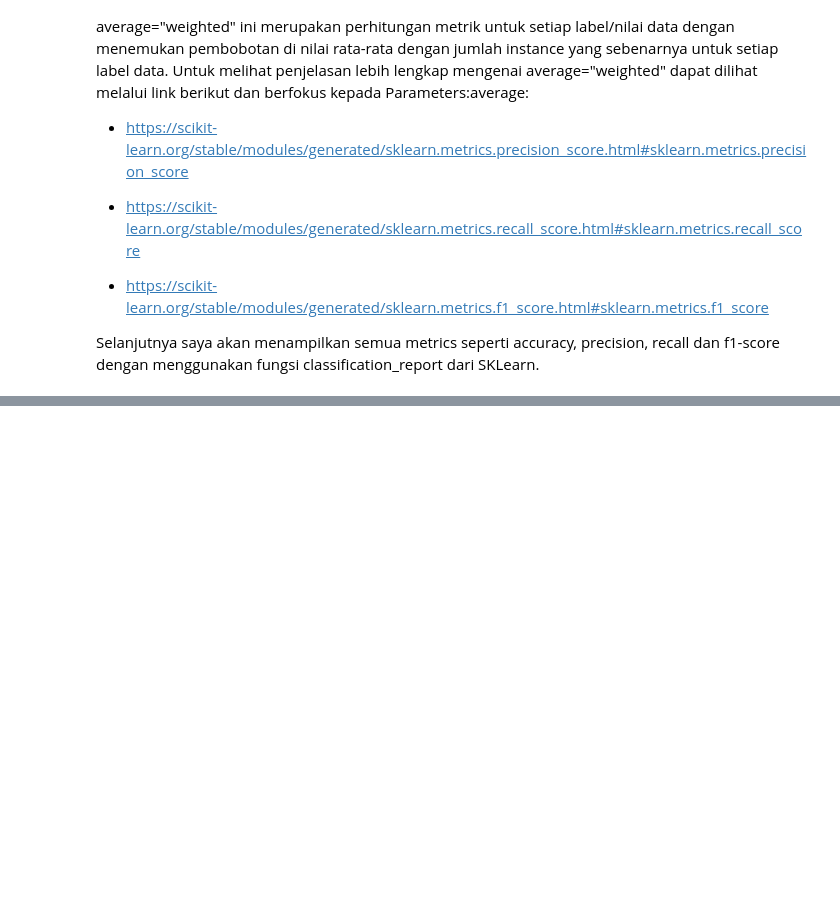
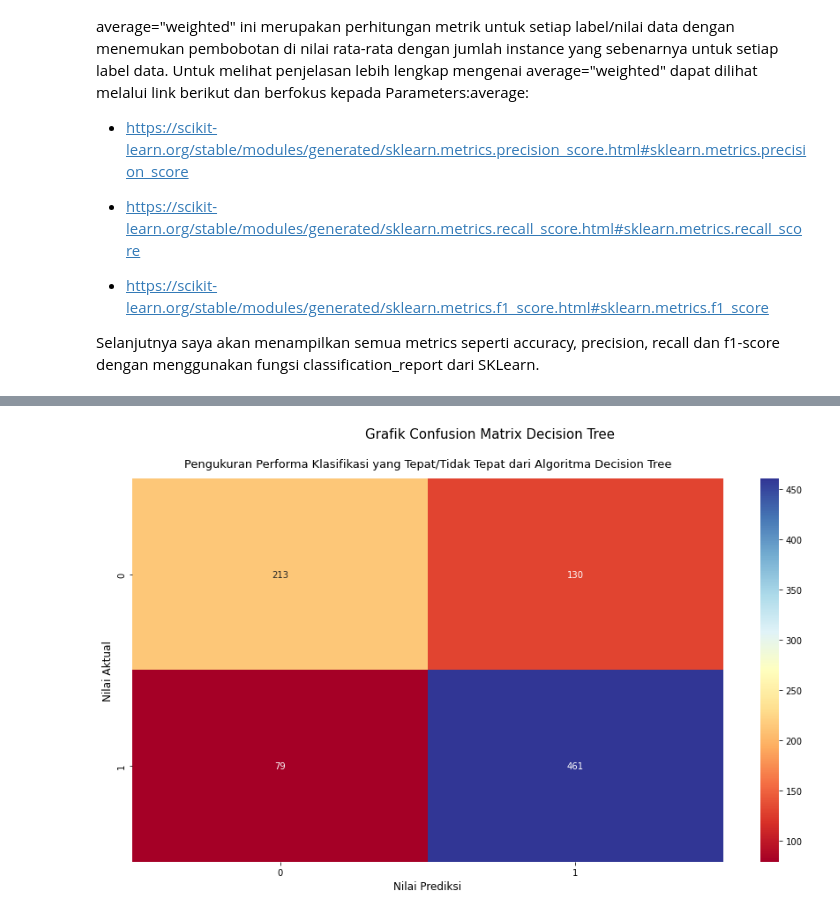
Before and after one commit to pramudianzaheka92/ClassificationwithEnsembleLearningMethod, a Jupyter notebook: Code Script/2. Classification Patient Treatment Data with 7 Machine Learning Algorithms.ipynb, the cells around one changed output, grey strips where cells are left out. Saved outputs shown, nothing was run; the diff lists cells and outputs as text; code cells hidden in the pictures; blank space fills up the shorter version.

```diff
--- a/Code Script/2. Classification Patient Treatment Data with 7 Machine Learning Algorithms.ipynb
+++ b/Code Script/2. Classification Patient Treatment Data with 7 Machine Learning Algorithms.ipynb
@@ -419,0 +504,8 @@ weighted avg       0.75      0.75      0.74      1324
+# %%
+"""
+Menguji sekaligus menampilkan hasil prediksi dengan data testing setelah
+pada tahap sebelumnya telah dilakukan proses tunning hyperparameter
+"""
+print("----------Hasil Prediksi setelah Proses Pelatihan dengan Algoritma Decision Tree menggunakan Data Training----------")
+pred_DecisionTree = grid_search_DecisionTree.predict(x_test)
+print(pred_DecisionTree)
@@ -419,0 +530,14 @@ weighted avg       0.75      0.75      0.74      1324
+# %%
+# Pengukuran performa pada Algoritma Decision Tree menggunakan hasil prediksi dari data testing
+plt.figure(figsize=(15, 8))
+
+sns.heatmap(confusion_matrix(y_test, pred_DecisionTree), annot=True, cmap="RdYlBu", fmt=".0f")
+plt.xlabel("Nilai Prediksi", fontsize=12)
+plt.ylabel("Nilai Aktual", fontsize=12)
+plt.suptitle("Grafik Confusion Matrix Decision Tree", fontsize=15)
+plt.title("Pengukuran Performa Klasifikasi yang Tepat/Tidak Tepat dari Algoritma Decision Tree",
+          fontsize=13, pad=13, loc="center")
+#plt.savefig("../Data Visualization/Confusion Matrix/Confusion Matrix untuk Algoritma Decision Tree.png")
+plt.show()
+# %% [output]
+[figure, added]
```
Also changed, not shown: parts of 40 cells of this notebook, 3 other files.
